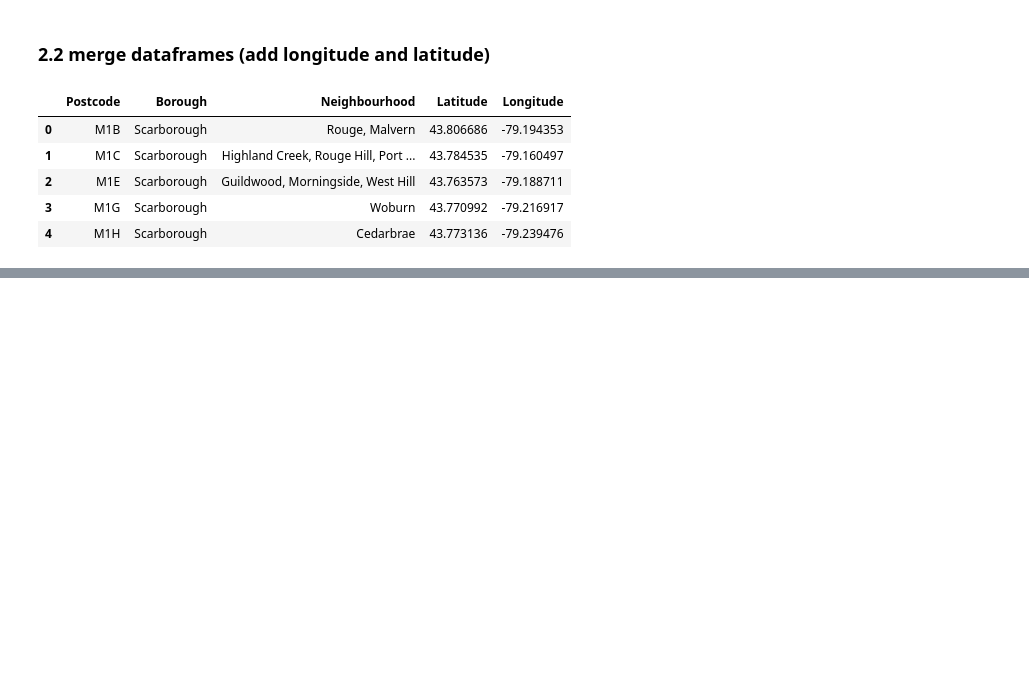
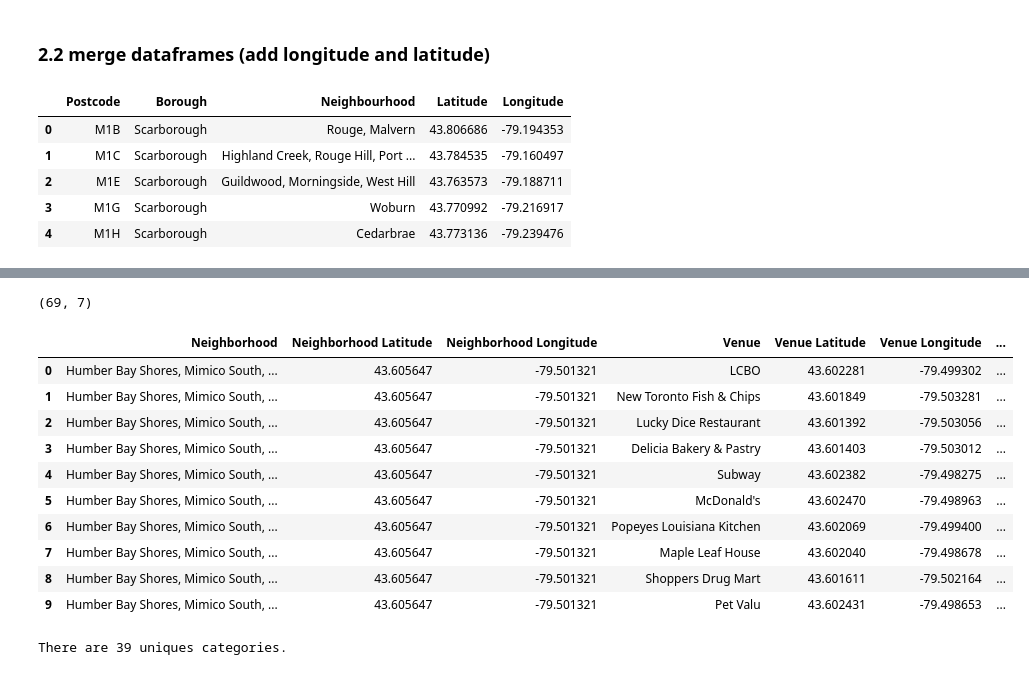
Before and after one commit to vincenzodesanctis/IBM_Watson_Studio, a Jupyter notebook: Applied Data Science Capstone week 3.ipynb, the cells around one changed output, grey strips where cells are left out. Drawn from its saved outputs; the diff is of its cells as text; code cells hidden in the pictures; blank space fills up the shorter version.

```diff
--- a/Applied Data Science Capstone week 3.ipynb
+++ b/Applied Data Science Capstone week 3.ipynb
@@ -94,0 +143,9 @@ df_result.head()
+# %%
+print('The Etobicoke Toronto\'s dataframe has {} boroughs and {} neighborhoods.'.format(
+        len(etobicoke['Borough'].unique()),
+        etobicoke.shape[0]
+    )
+)
+print(etobicoke['Borough'].unique())
+
+neighbourhoods = etobicoke
@@ -94,0 +155,8 @@ df_result.head()
+# %%
+address = 'Etobicoke, ON'
+
+geolocator = Nominatim()
+location = geolocator.geocode(address)
+latitude = location.latitude
+longitude = location.longitude
+print('The geograpical coordinate of Etobicoke Toronto City are {}, {}.'.format(latitude, longitude))
@@ -94,0 +251,16 @@ df_result.head()
+# %%
+print(etobicoke_venues.shape)
+etobicoke_venues.head(10)
+# %% [output]
+(69, 7)
+|  | Neighborhood | Neighborhood Latitude | Neighborhood Longitude | Venue | Venue Latitude | Venue Longitude | ... |
+| 0 | Humber Bay Shores, Mimico South, ... | 43.605647 | -79.501321 | LCBO | 43.602281 | -79.499302 | ... |
+| 1 | Humber Bay Shores, Mimico South, ... | 43.605647 | -79.501321 | New Toronto Fish & Chips | 43.601849 | -79.503281 | ... |
+| 2 | Humber Bay Shores, Mimico South, ... | 43.605647 | -79.501321 | Lucky Dice Restaurant | 43.601392 | -79.503056 | ... |
+| 3 | Humber Bay Shores, Mimico South, ... | 43.605647 | -79.501321 | Delicia Bakery & Pastry | 43.601403 | -79.503012 | ... |
+| 4 | Humber Bay Shores, Mimico South, ... | 43.605647 | -79.501321 | Subway | 43.602382 | -79.498275 | ... |
+| 5 | Humber Bay Shores, Mimico South, ... | 43.605647 | -79.501321 | McDonald's | 43.602470 | -79.498963 | ... |
+| 6 | Humber Bay Shores, Mimico South, ... | 43.605647 | -79.501321 | Popeyes Louisiana Kitchen | 43.602069 | -79.499400 | ... |
+| 7 | Humber Bay Shores, Mimico South, ... | 43.605647 | -79.501321 | Maple Leaf House | 43.602040 | -79.498678 | ... |
+| 8 | Humber Bay Shores, Mimico South, ... | 43.605647 | -79.501321 | Shoppers Drug Mart | 43.601611 | -79.502164 | ... |
+| 9 | Humber Bay Shores, Mimico South, ... | 43.605647 | -79.501321 | Pet Valu | 43.602431 | -79.498653 | ... |
@@ -94,0 +269,4 @@ df_result.head()
+# %%
+print('There are {} uniques categories.'.format(len(etobicoke_venues['Venue Category'].unique())))
+# %% [output]
+There are 39 uniques categories.
```
Also changed, not shown: parts of 28 cells of this notebook.
